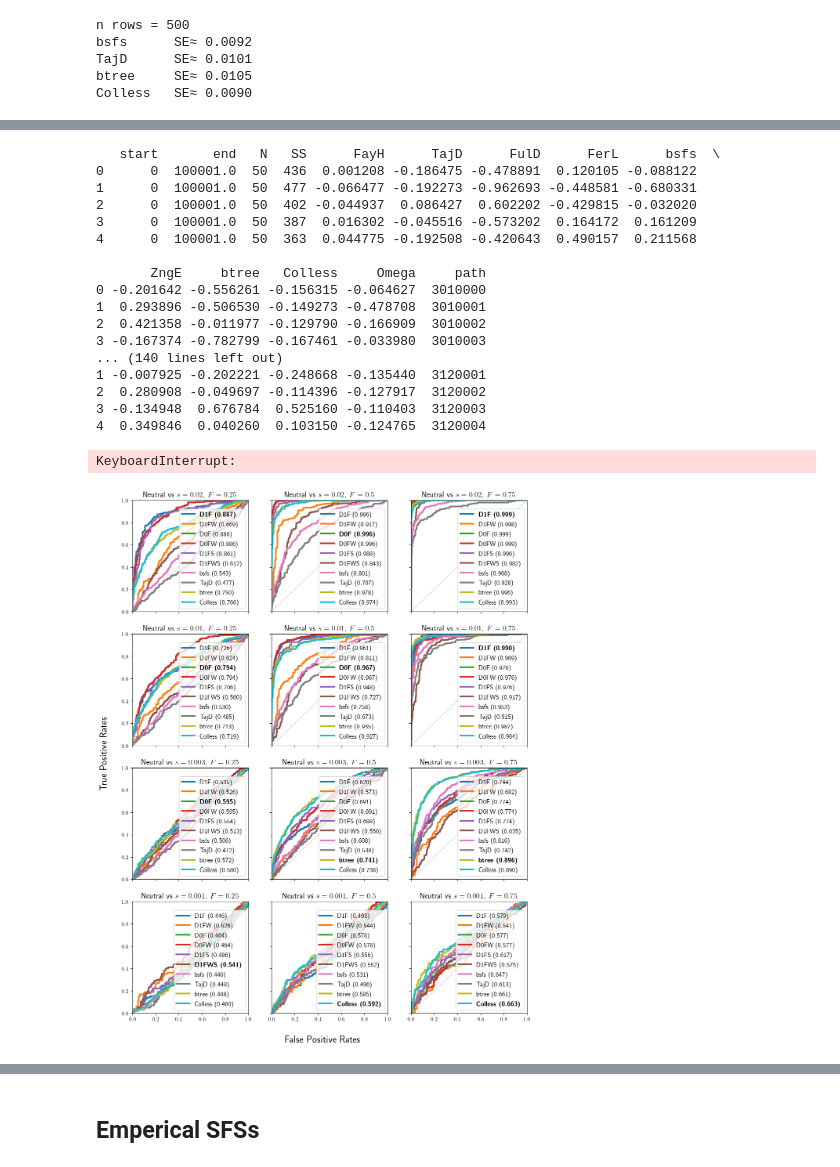
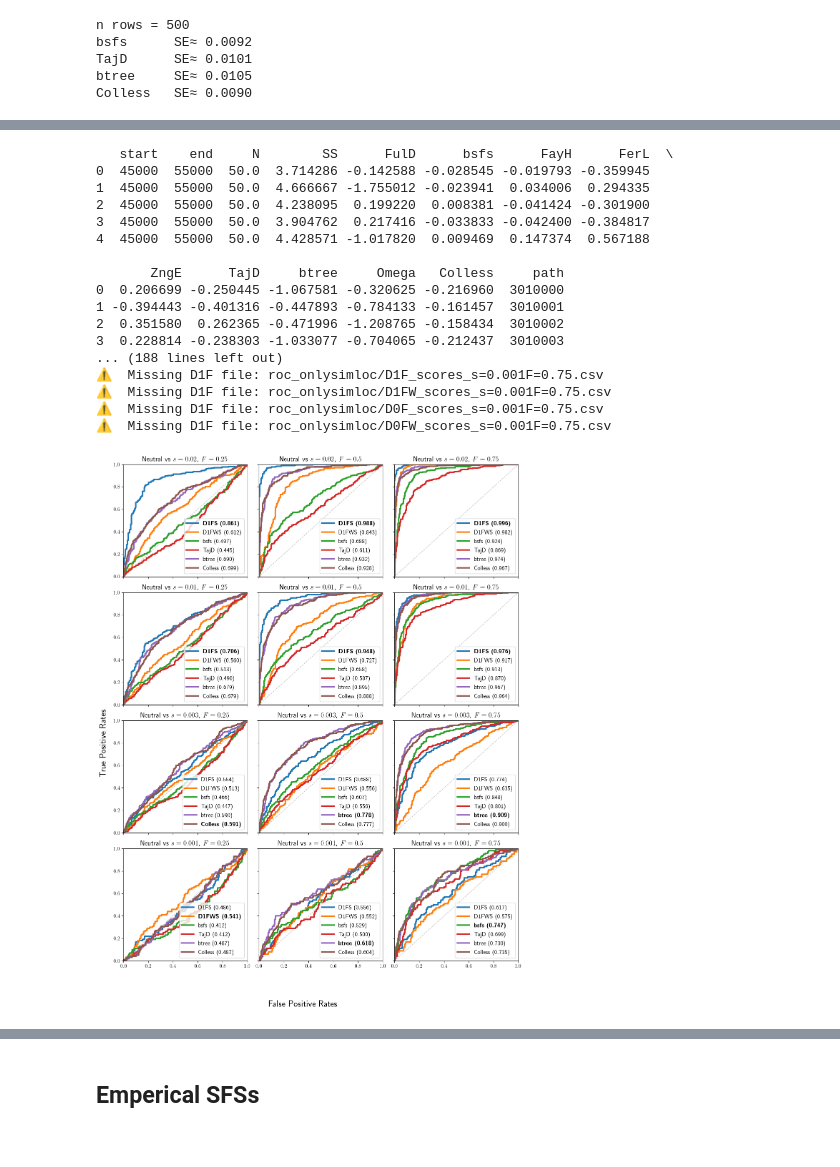
Before and after one commit to shinorimax/Selective-Sweep-Simulation, a Jupyter notebook: Analysis/Calculation.ipynb, the cells around one changed output, grey strips where cells are left out. Saved outputs shown, nothing was run; the diff lists cells and outputs as text; code cells hidden in the pictures.

Commit message:
Added script for plots for short region under selection

```diff
--- a/Analysis/Calculation.ipynb
+++ b/Analysis/Calculation.ipynb
@@ -147,13 +147,17 @@ Rebuilt X:
 
 # treew = "split"
 BIM = "/opt/anaconda3/envs/sweep312/bin/bim"   # your `which bim` result
+onlysimloc = True
 
 for setid in X.setids:
     # X.est(BIM, setid, now=10, arg="--wsz 5000 --ssz 2500 --r2t=0.005 --r2s=0.001 --weights=split")
-    X.est(BIM, setid, now=10, arg="--r2t=0.005 --r2s=0.001 --weights=split")
+    if onlysimloc:
+        X.est(BIM, setid, now=10, arg="--wsz 1000 --ssz 500 --r2t=0.05 --r2s=0.1 --weights=split", onlysimloc=onlysimloc)
+    else:
+        X.est(BIM, setid, now=10, arg="--r2t=0.005 --r2s=0.001 --weights=split", onlysimloc=onlysimloc)
 
 for setid in X.setids:
-    X.merge_outs_nonstrict(setid)
+    X.merge_outs_nonstrict(setid, onlysimloc=onlysimloc)
 
 myorder = [0, 1, 2, 3, 4]
 
@@ -227,9 +306,19 @@ stats = ['D1F', 'D1FW', 'D0F', 'D0FW', 'D1FS', 'D1FWS', 'bsfs', 'TajD', 'btree',
 # Order for legend (all 10 stats: D1F, D1FW, D0F, D0FW, D1FS, D1FWS, bsfs, TajD, btree, Colless)
 myorder = list(range(len(stats)))  # [0, 1, 2, 3, 4, 5, 6, 7, 8, 9]
 
+# Determine which folders to use based on onlysimloc
+if onlysimloc:
+    outs_dir = 'outs_onlysimloc'
+    roc_dir = 'roc_onlysimloc'
+else:
+    outs_dir = 'outs'
+    roc_dir = 'roc'
+
 # Load neutral set once
 neutral_key = 'Fn'
-df_neu = pd.read_csv(X.df[neutral_key]).dropna()
+# Construct path manually to use the correct directory
+neutral_path = os.path.join(outs_dir, os.path.basename(X.df[neutral_key]))
+df_neu = pd.read_csv(neutral_path).dropna()
 
 # Flip signs to match original intent (they flipped iColless and FulD)
 def align_signs(df):
@@ -250,13 +339,18 @@ pairs = []
 for s in [0.02, 0.01, 0.003, 0.001]:
     for F in [0.25, 0.5, 0.75]:
         k2 = f"s={s}F={F}"
-        if k2 in X.df and os.path.exists(X.df[k2]):
-            pairs.append((neutral_key, k2))
-            names.append(f"Neutral vs $s={s}$, $F={F}$")
+        # Check if file exists in the correct directory
+        if k2 in X.df:
+            selective_path = os.path.join(outs_dir, os.path.basename(X.df[k2]))
+            if os.path.exists(selective_path):
+                pairs.append((neutral_key, k2))
+                names.append(f"Neutral vs $s={s}$, $F={F}$")
 
 for name, (k1, k2) in zip(names, pairs):
     df1 = df_neu
-    df2 = pd.read_csv(X.df[k2]).dropna()
+    # Construct path manually to use the correct directory
+    selective_path = os.path.join(outs_dir, os.path.basename(X.df[k2]))
+    df2 = pd.read_csv(selective_path).dropna()
     df2 = align_signs(df2)
     print(df2.head())
 
@@ -267,17 +361,17 @@ for name, (k1, k2) in zip(names, pairs):
         if key in ['D1F', 'D1FW', 'D0F', 'D0FW', 'D1FS', 'D1FWS']:
             # Load distances exported from R for this scenario
             if key == 'D1F':
-                csv_path = os.path.join("roc", f"D1F_scores_{k2}.csv")
+                csv_path = os.path.join(roc_dir, f"D1F_scores_{k2}.csv")
             elif key == 'D1FW':
-                csv_path = os.path.join("roc", f"D1FW_scores_{k2}.csv")
+                csv_path = os.path.join(roc_dir, f"D1FW_scores_{k2}.csv")
             elif key == 'D0F':
-                csv_path = os.path.join("roc", f"D0F_scores_{k2}.csv")
+                csv_path = os.path.join(roc_dir, f"D0F_scores_{k2}.csv")
             elif key == 'D0FW':
-                csv_path = os.path.join("roc", f"D0FW_scores_{k2}.csv")
+                csv_path = os.path.join(roc_dir, f"D0FW_scores_{k2}.csv")
             elif key == 'D1FS':
-                csv_path = os.path.join("roc", f"D1FS_scores_{k2}.csv")
+                csv_path = os.path.join(roc_dir, f"D1FS_scores_{k2}.csv")
             elif key == 'D1FWS':
-                csv_path = os.path.join("roc", f"D1FWS_scores_{k2}.csv")
+                csv_path = os.path.join(roc_dir, f"D1FWS_scores_{k2}.csv")
             if not os.path.exists(csv_path):
                 print("⚠️  Missing D1F file:", csv_path)
                 continue
@@ -345,48 +439,47 @@ for i, name in enumerate(names):
             # Remove LaTeX formatting if present
             import re
             label_clean = re.sub(r'\\textbf\{', '', label)
             label_clean = re.sub(r'\}', '', label_clean)
             # Extract stat name (everything before the first space or parenthesis)
             stat_name = label_clean.split(' ')[0].split('(')[0]
             return stat_name
 
         # Create list of (handle, label, stat_index) tuples
         handle_label_pairs = [(h, l, stat_to_idx.get(get_stat_from_label(l), len(stats)))
                               for h, l in zip(handles, labels)]
         # Sort by stat_index
         handle_label_pairs.sort(key=lambda x: x[2])
         # Reorder handles and labels
         ordered_handles = [h for h, _, _ in handle_label_pairs]
         ordered_labels = [l for _, l, _ in handle_label_pairs]
         ax[r, c].legend(ordered_handles, ordered_labels,
                         loc='lower right', prop={'size': 12})
 
 for a in ax.ravel():
     a.set_xlim(0, 1); a.set_ylim(0, 1)
     a.plot([0,1], [0,1], ls='--', lw=1, color='gray', alpha=0.5)
 
 fig.text(0.5, 0.07, 'False Positive Rates', ha='center', va='center', size=18)
 fig.text(0.07, 0.5, 'True Positive Rates', rotation=90, ha='center', va='center', size=18)
 plt.tight_layout(rect=[0.08, 0.12, 0.98, 0.98])
 # plt.savefig('plots/Constant_Directional_no_infer.pdf', dpi=600, bbox_inches='tight')
 plt.show()
 # %% [output]
-   start       end   N   SS      FayH      TajD      FulD      FerL      bsfs  \
-0      0  100001.0  50  436  0.001208 -0.186475 -0.478891  0.120105 -0.088122
-1      0  100001.0  50  477 -0.066477 -0.192273 -0.962693 -0.448581 -0.680331
-2      0  100001.0  50  402 -0.044937  0.086427  0.602202 -0.429815 -0.032020
-3      0  100001.0  50  387  0.016302 -0.045516 -0.573202  0.164172  0.161209
-4      0  100001.0  50  363  0.044775 -0.192508 -0.420643  0.490157  0.211568
+   start    end     N        SS      FulD      bsfs      FayH      FerL  \
+0  45000  55000  50.0  3.714286 -0.142588 -0.028545 -0.019793 -0.359945
+1  45000  55000  50.0  4.666667 -1.755012 -0.023941  0.034006  0.294335
+2  45000  55000  50.0  4.238095  0.199220  0.008381 -0.041424 -0.301900
+3  45000  55000  50.0  3.904762  0.217416 -0.033833 -0.042400 -0.384817
+4  45000  55000  50.0  4.428571 -1.017820  0.009469  0.147374  0.567188
 
-       ZngE     btree   Colless     Omega     path
-0 -0.201642 -0.556261 -0.156315 -0.064627  3010000
-1  0.293896 -0.506530 -0.149273 -0.478708  3010001
-2  0.421358 -0.011977 -0.129790 -0.166909  3010002
-3 -0.167374 -0.782799 -0.167461 -0.033980  3010003
-... (140 lines left out)
-1 -0.007925 -0.202221 -0.248668 -0.135440  3120001
-2  0.280908 -0.049697 -0.114396 -0.127917  3120002
-3 -0.134948  0.676784  0.525160 -0.110403  3120003
-4  0.349846  0.040260  0.103150 -0.124765  3120004
+       ZngE      TajD     btree     Omega   Colless     path
+0  0.206699 -0.250445 -1.067581 -0.320625 -0.216960  3010000
+1 -0.394443 -0.401316 -0.447893 -0.784133 -0.161457  3010001
+2  0.351580  0.262365 -0.471996 -1.208765 -0.158434  3010002
+3  0.228814 -0.238303 -1.033077 -0.704065 -0.212437  3010003
+... (188 lines left out)
+⚠️  Missing D1F file: roc_onlysimloc/D1F_scores_s=0.001F=0.75.csv
+⚠️  Missing D1F file: roc_onlysimloc/D1FW_scores_s=0.001F=0.75.csv
+⚠️  Missing D1F file: roc_onlysimloc/D0F_scores_s=0.001F=0.75.csv
+⚠️  Missing D1F file: roc_onlysimloc/D0FW_scores_s=0.001F=0.75.csv
-KeyboardInterrupt:
-[figure, old version]
+[figure, new version]
```
Also changed, not shown: parts of 5 cells of this notebook, 40 other files.
